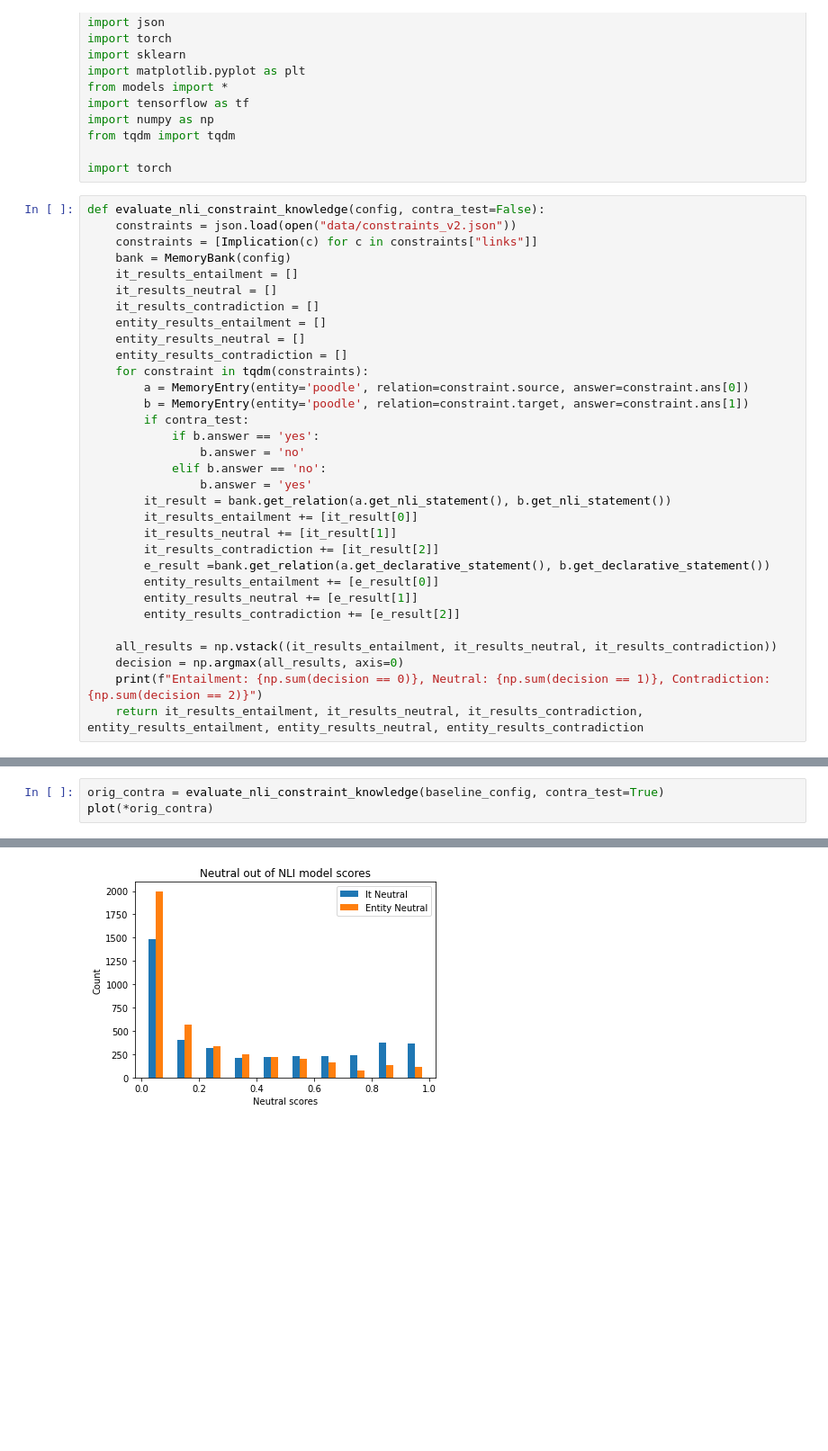
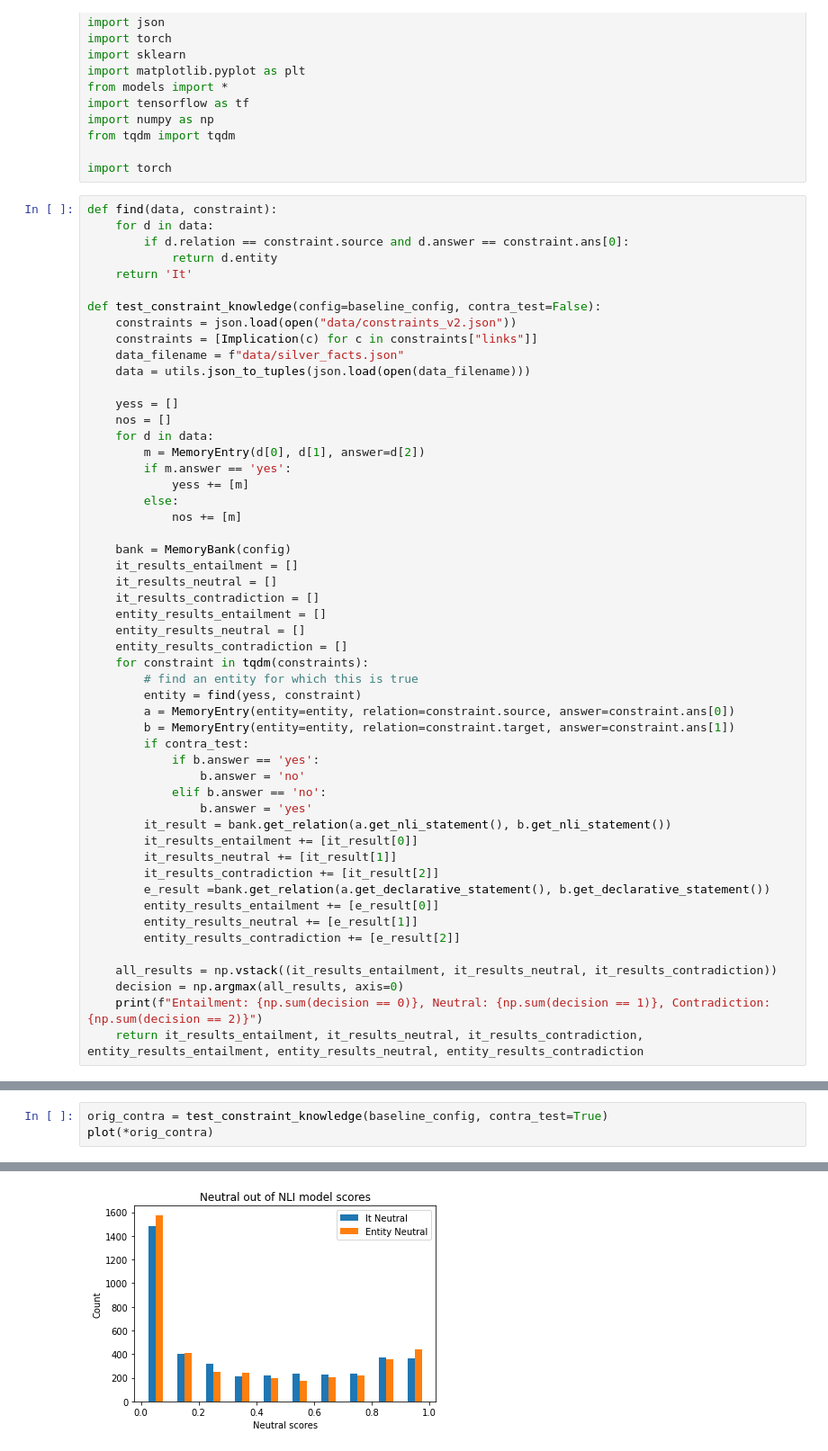
Before and after one commit to jswang/MemoryBank, a Jupyter notebook: julie_sandbox.ipynb, the cells around one changed output, grey strips where cells are left out. Shown: that part at 90% size. Cells and saved outputs as stored; diff of their text form; blank space fills up the shorter version.

```diff
--- a/julie_sandbox.ipynb
+++ b/julie_sandbox.ipynb
@@ -22,9 +22,27 @@ from tqdm import tqdm
 
 import torch
 # %%
-def evaluate_nli_constraint_knowledge(config, contra_test=False):
+def find(data, constraint):
+    for d in data:
+        if d.relation == constraint.source and d.answer == constraint.ans[0]:
+            return d.entity
+    return 'It'
+
+def test_constraint_knowledge(config=baseline_config, contra_test=False):
     constraints = json.load(open("data/constraints_v2.json"))
     constraints = [Implication(c) for c in constraints["links"]]
+    data_filename = f"data/silver_facts.json"
+    data = utils.json_to_tuples(json.load(open(data_filename)))
+
+    yess = []
+    nos = []
+    for d in data:
+        m = MemoryEntry(d[0], d[1], answer=d[2])
+        if m.answer == 'yes':
+            yess += [m]
+        else:
+            nos += [m]
+
     bank = MemoryBank(config)
     it_results_entailment = []
     it_results_neutral = []
@@ -33,8 +51,10 @@ def evaluate_nli_constraint_knowledge(config, contra_test=False):
     entity_results_neutral = []
     entity_results_contradiction = []
     for constraint in tqdm(constraints):
-        a = MemoryEntry(entity='poodle', relation=constraint.source, answer=constraint.ans[0])
-        b = MemoryEntry(entity='poodle', relation=constraint.target, answer=constraint.ans[1])
+        # find an entity for which this is true
+        entity = find(yess, constraint)
+        a = MemoryEntry(entity=entity, relation=constraint.source, answer=constraint.ans[0])
+        b = MemoryEntry(entity=entity, relation=constraint.target, answer=constraint.ans[1])
         if contra_test:
             if b.answer == 'yes':
                 b.answer = 'no'
@@ -87,5 +122,5 @@ What if we flip the hypothesis and look for contradictions?
 # %%
-orig_contra = evaluate_nli_constraint_knowledge(baseline_config, contra_test=True)
+orig_contra = test_constraint_knowledge(baseline_config, contra_test=True)
 plot(*orig_contra)
 # %% [output]
 Entailment: 520, Neutral: 1518, Contradiction: 2022
@@ -93 +128 @@ Entailment: 520, Neutral: 1518, Contradiction: 2022
-[figure, old version]
+[figure, new version]
```
Also changed, not shown: parts of 9 cells of this notebook, 6 other files.
